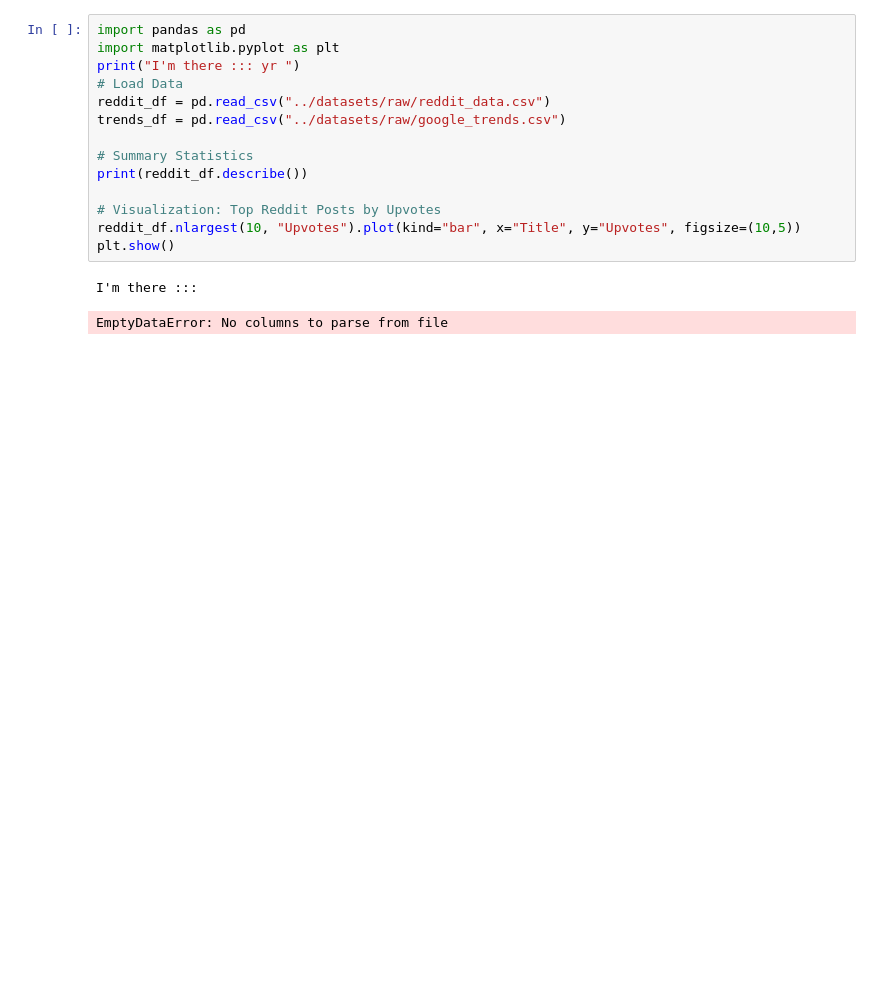
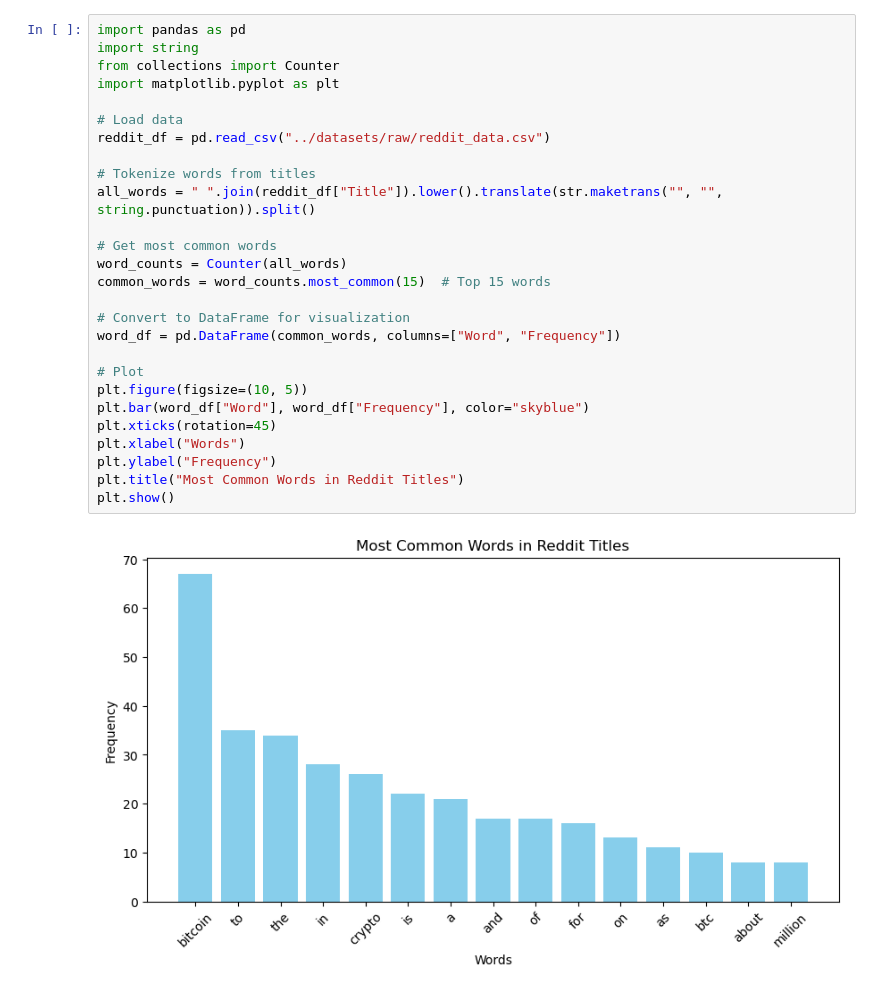
Before and after one commit to Naveed333/crypto_data_pipeline, a Jupyter notebook: notebooks/analysis.ipynb, the cells around one changed output. Cells and saved outputs as stored; diff of their text form; blank space fills up the shorter version.

```diff
--- a/notebooks/analysis.ipynb
+++ b/notebooks/analysis.ipynb
@@ -1,17 +1,29 @@
-# %%
-import pandas as pd
-import matplotlib.pyplot as plt
-print("I'm there ::: yr ")
-# Load Data
-reddit_df = pd.read_csv("../datasets/raw/reddit_data.csv")
-trends_df = pd.read_csv("../datasets/raw/google_trends.csv")
-
-# Summary Statistics
-print(reddit_df.describe())
-
-# Visualization: Top Reddit Posts by Upvotes
-reddit_df.nlargest(10, "Upvotes").plot(kind="bar", x="Title", y="Upvotes", figsize=(10,5))
-plt.show()
-# %% [output]
-I'm there :::
-EmptyDataError: No columns to parse from file
+# %%
+import pandas as pd
+import string
+from collections import Counter
+import matplotlib.pyplot as plt
+
+# Load data
+reddit_df = pd.read_csv("../datasets/raw/reddit_data.csv")
+
+# Tokenize words from titles
+all_words = " ".join(reddit_df["Title"]).lower().translate(str.maketrans("", "", string.punctuation)).split()
+
+# Get most common words
+word_counts = Counter(all_words)
+common_words = word_counts.most_common(15)  # Top 15 words
+
+# Convert to DataFrame for visualization
+word_df = pd.DataFrame(common_words, columns=["Word", "Frequency"])
+
+# Plot
+plt.figure(figsize=(10, 5))
+plt.bar(word_df["Word"], word_df["Frequency"], color="skyblue")
+plt.xticks(rotation=45)
+plt.xlabel("Words")
+plt.ylabel("Frequency")
+plt.title("Most Common Words in Reddit Titles")
+plt.show()
+# %% [output]
+[figure, added]
```
Also changed, not shown: parts of 2 cells of this notebook, 4 other files.
